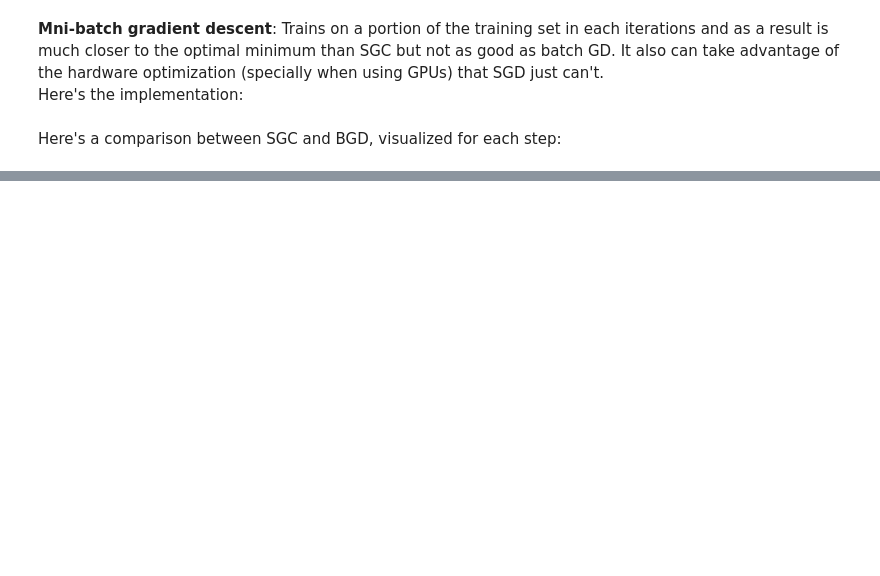
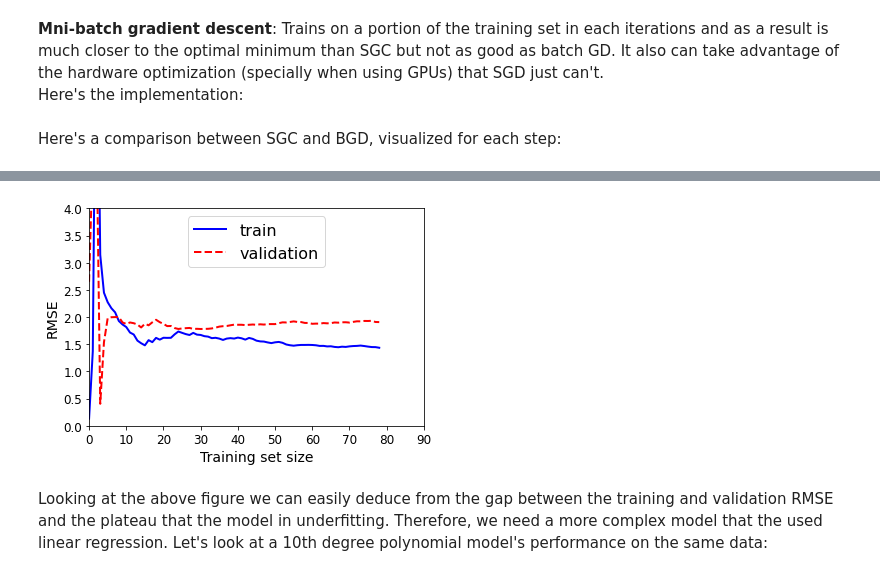
Before and after one commit to AmiraliSajadi/handson-ml2-code-note, a Jupyter notebook: 4_training_models.ipynb, the cells around one changed output, grey strips where cells are left out. Saved outputs shown, nothing was run; the diff lists cells and outputs as text; code cells hidden in the pictures; blank space fills up the shorter version.

```diff
--- a/4_training_models.ipynb
+++ b/4_training_models.ipynb
@@ -227,0 +320,28 @@ plt.show()
+# %%
+from sklearn.metrics import mean_squared_error
+from sklearn.model_selection import train_test_split
+
+def plot_learning_curves(model, X, y):
+  """plots the learning curve of the given model on the given data set"""
+  X_train, X_val, y_train, y_val = train_test_split(X, y, test_size=0.2)
+  train_errors, test_errors = [], []
+  for m in range(1, len(X_train)):
+    model.fit(X[:m], y[:m])
+    y_train_predict = model.predict(X_train[:m])
+    y_val_predict = model.predict(X_val[:m])
+    train_errors.append(mean_squared_error(y_train[:m], y_train_predict))
+    test_errors.append(mean_squared_error(y_val[:m], y_val_predict))
+  plt.plot(np.sqrt(train_errors), "b-", linewidth=2, label="train")
+  plt.plot(np.sqrt(test_errors), "r--", linewidth=2, label="validation")
+  plt.xlabel("Training set size", fontsize=14)
+  plt.ylabel("RMSE", fontsize=14)
+  plt.legend(loc="upper center", fontsize=16)
+  plt.show()
+# %%
+lin_reg = LinearRegression()
+plt.axis([0, 90, 0, 4])
+plot_learning_curves(lin_reg, X, y)
+# %% [output]
+[figure, added]
+# %% [markdown]
+Looking at the above figure we can easily deduce from the gap between the training and validation RMSE and the plateau that the model in underfitting. Therefore, we need a more complex model that the used linear regression. Let's look at a 10th degree polynomial model's performance on the same data:
```
Also changed, not shown: parts of 31 cells of this notebook.
